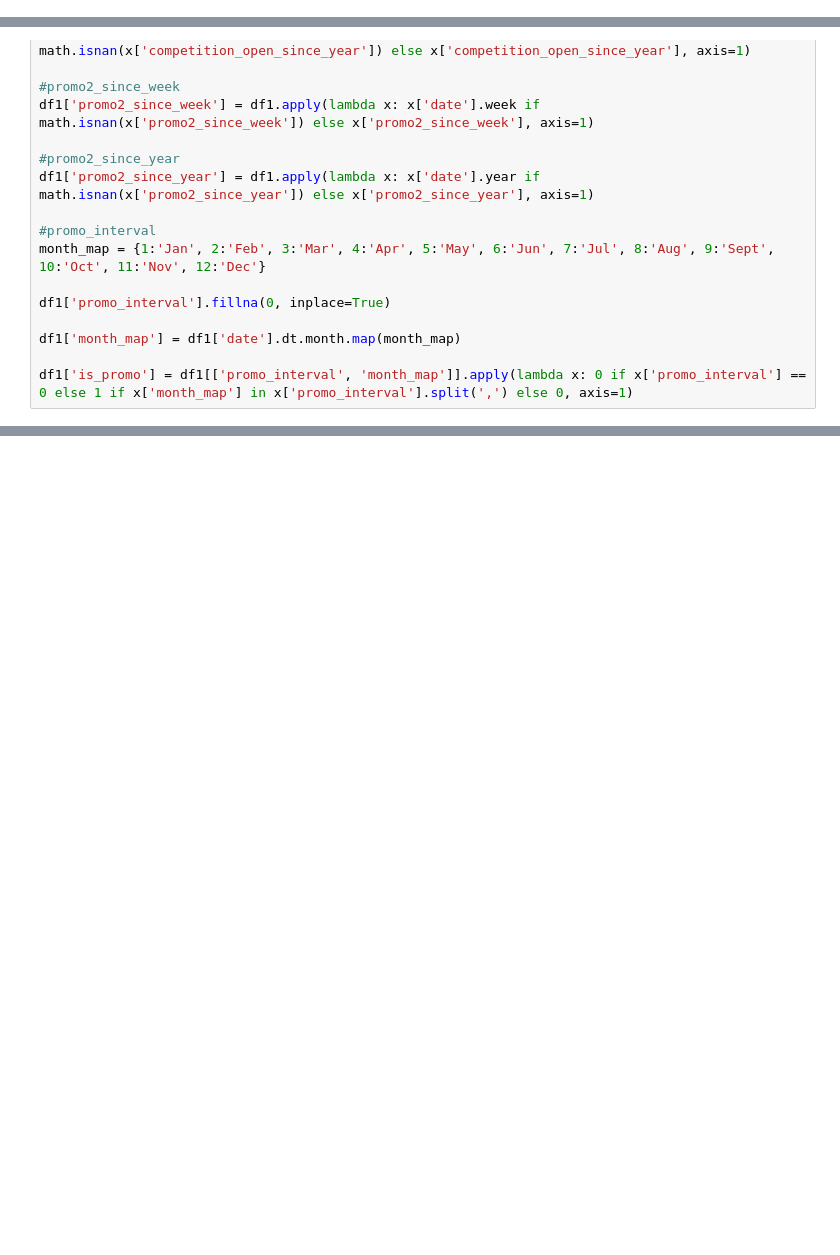
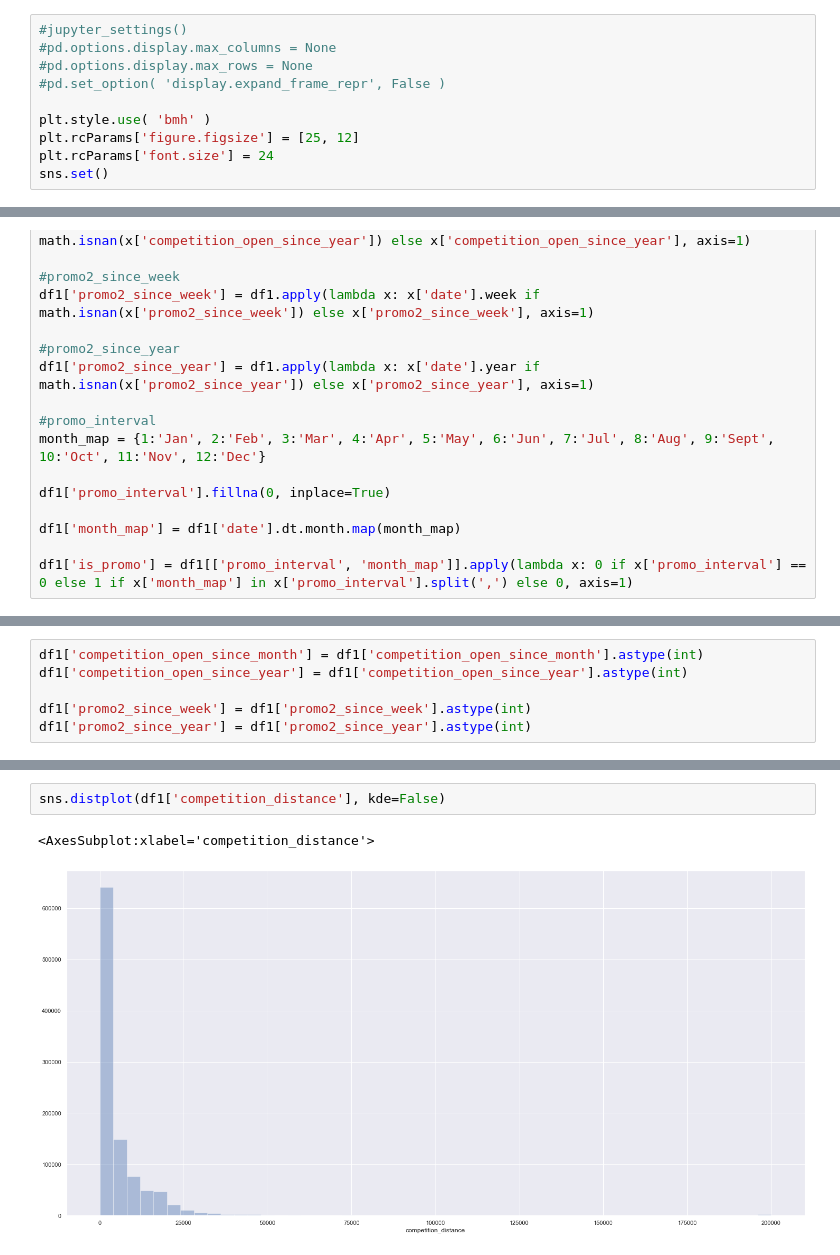
Before and after one commit to gabra7310/ds_em_producao, a Jupyter notebook: m02_v01_store_sales_prediction.ipynb, the cells around one changed output, grey strips where cells are left out. Cells and saved outputs as stored; diff of their text form; blank space fills up the shorter version.

```diff
--- a/m02_v01_store_sales_prediction.ipynb
+++ b/m02_v01_store_sales_prediction.ipynb
@@ -9,3 +31,13 @@ import math
+# %%
+#jupyter_settings()
+#pd.options.display.max_columns = None
+#pd.options.display.max_rows = None
+#pd.set_option( 'display.expand_frame_repr', False )
+
+plt.style.use( 'bmh' )
+plt.rcParams['figure.figsize'] = [25, 12]
+plt.rcParams['font.size'] = 24
+sns.set()
 # %% [markdown]
 ## 0.2 Loading data
 # %%
@@ -138,0 +195,6 @@ df1['is_promo'] = df1[['promo_interval', 'month_map']].apply(lambda x: 0 if x['p
+# %%
+df1['competition_open_since_month'] = df1['competition_open_since_month'].astype(int)
+df1['competition_open_since_year'] = df1['competition_open_since_year'].astype(int)
+
+df1['promo2_since_week'] = df1['promo2_since_week'].astype(int)
+df1['promo2_since_year'] = df1['promo2_since_year'].astype(int)
@@ -138,0 +240,5 @@ df1['is_promo'] = df1[['promo_interval', 'month_map']].apply(lambda x: 0 if x['p
+# %%
+sns.distplot(df1['competition_distance'], kde=False)
+# %% [output]
+<AxesSubplot:xlabel='competition_distance'>
+[figure, added]
```
Also changed, not shown: parts of 12 cells of this notebook.
